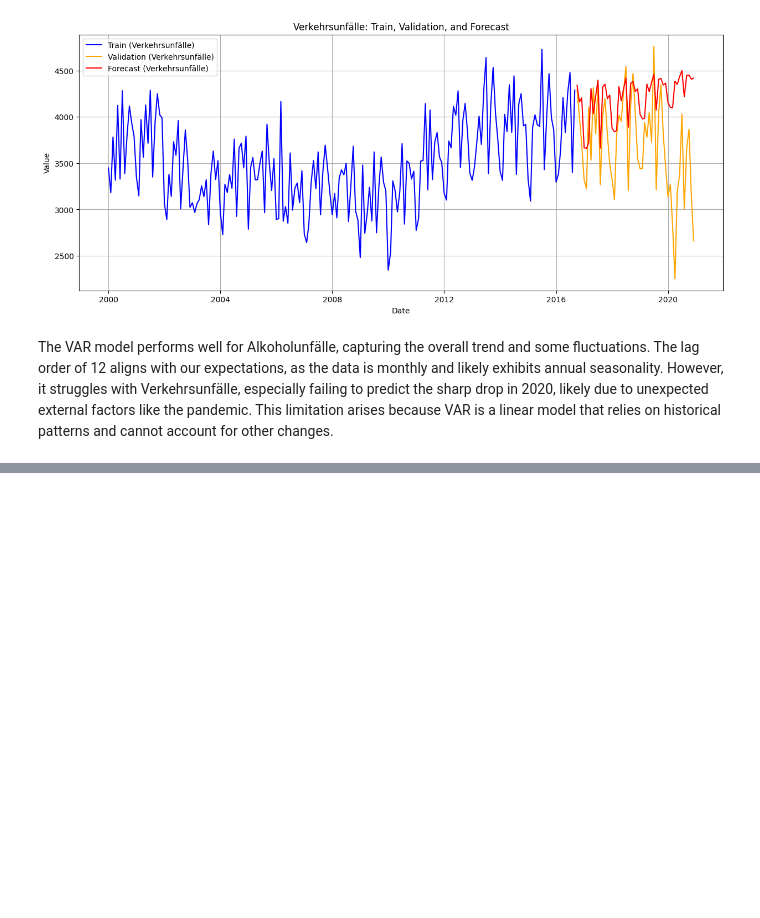
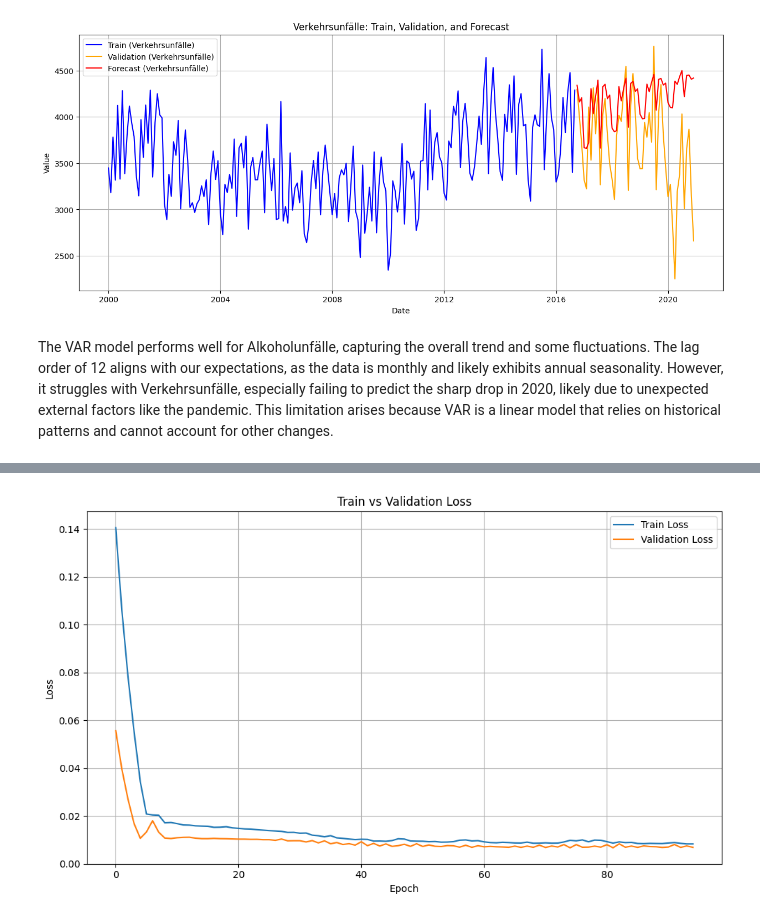
Before and after one commit to RainTreeCrow/DPS-AI-Challenge, a Jupyter notebook: AI_Model.ipynb, the cells around one changed output, grey strips where cells are left out. Drawn from its saved outputs; the diff is of its cells as text; code cells hidden in the pictures; blank space fills up the shorter version.

Commit message:
single var LSTM

```diff
--- a/AI_Model.ipynb
+++ b/AI_Model.ipynb
@@ -374,0 +379,92 @@ The VAR model performs well for Alkoholunfälle, capturing the overall trend and
+# %%
+import numpy as np
+from tensorflow.keras.models import Sequential
+from tensorflow.keras.layers import LSTM, Dense
+from tensorflow.keras.callbacks import Callback, EarlyStopping
+from sklearn.preprocessing import MinMaxScaler
+
+# Prepare the data
+time_series = wide_data[['Alkoholunfälle']]
+
+# Normalize the data
+scaler = MinMaxScaler()
+scaled_data = scaler.fit_transform(time_series)
+
+# Create lag-based input-output pairs
+def create_lagged_data(data, look_back=12):
+    X, y = [], []
+    for i in range(len(data) - look_back):
+        X.append(data[i:i + look_back])
+        y.append(data[i + look_back])
+    return np.array(X), np.array(y)
+
+look_back = 12  # Use past 12 months to predict the next
+X, y = create_lagged_data(scaled_data, look_back)
+
+# Split into training and validation sets (80% train, 20% validation)
+train_size = int(len(X) * 0.8)
+X_train, X_val = X[:train_size], X[train_size:]
+y_train, y_val = y[:train_size], y[train_size:]
+
+# Reshape input to [samples, time steps, features]
+X_train = X_train.reshape((X_train.shape[0], X_train.shape[1], 1))
+X_val = X_val.reshape((X_val.shape[0], X_val.shape[1], 1))
+
+# Build the LSTM model
+model = Sequential()
+model.add(LSTM(50, activation='relu', input_shape=(look_back, 1)))
+model.add(Dense(1))
+model.compile(optimizer='adam', loss='mse')
+
+# Custom Callback to Log Training Process
+class LogToFileCallback(Callback):
+    def __init__(self, log_file):
+        self.log_file = log_file
+        self.train_losses = []
+        self.val_losses = []
+
+    def on_epoch_end(self, epoch, logs=None):
+        train_loss = logs.get('loss')
+        val_loss = logs.get('val_loss')
+        self.train_losses.append(train_loss)
+        self.val_losses.append(val_loss)
+
+        with open(self.log_file, 'a') as f:
+            f.write(f"Epoch {epoch + 1}: Train Loss = {train_loss:.4f}, Val Loss = {val_loss:.4f}\n")
+
+# Log file for training process
+log_file = 'log.txt'
+open(log_file, 'w').close()  # Clear the log file before starting
+log_callback = LogToFileCallback(log_file)
+
+# Define the EarlyStopping callback
+early_stopping = EarlyStopping(
+    monitor='val_loss',
+    patience=20,
+    restore_best_weights=True,
+    min_delta=1e-6
+)
+
+# Train the model
+history = model.fit(
+    X_train, y_train,
+    epochs=200,
+    batch_size=32,
+    validation_data=(X_val, y_val),
+    verbose=0,  # Suppress console output
+    callbacks=[log_callback, early_stopping]
+)
+
+# Plot the Train and Validation Loss
+plt.figure(figsize=(10, 6))
+plt.plot(log_callback.train_losses, label='Train Loss')
+plt.plot(log_callback.val_losses, label='Validation Loss')
+plt.title('Train vs Validation Loss')
+plt.xlabel('Epoch')
+plt.ylabel('Loss')
+plt.legend()
+plt.grid(True)
+plt.tight_layout()
+plt.show()
+# %% [output]
+[figure, added]
```
Also changed, not shown: parts of 3 cells of this notebook.
